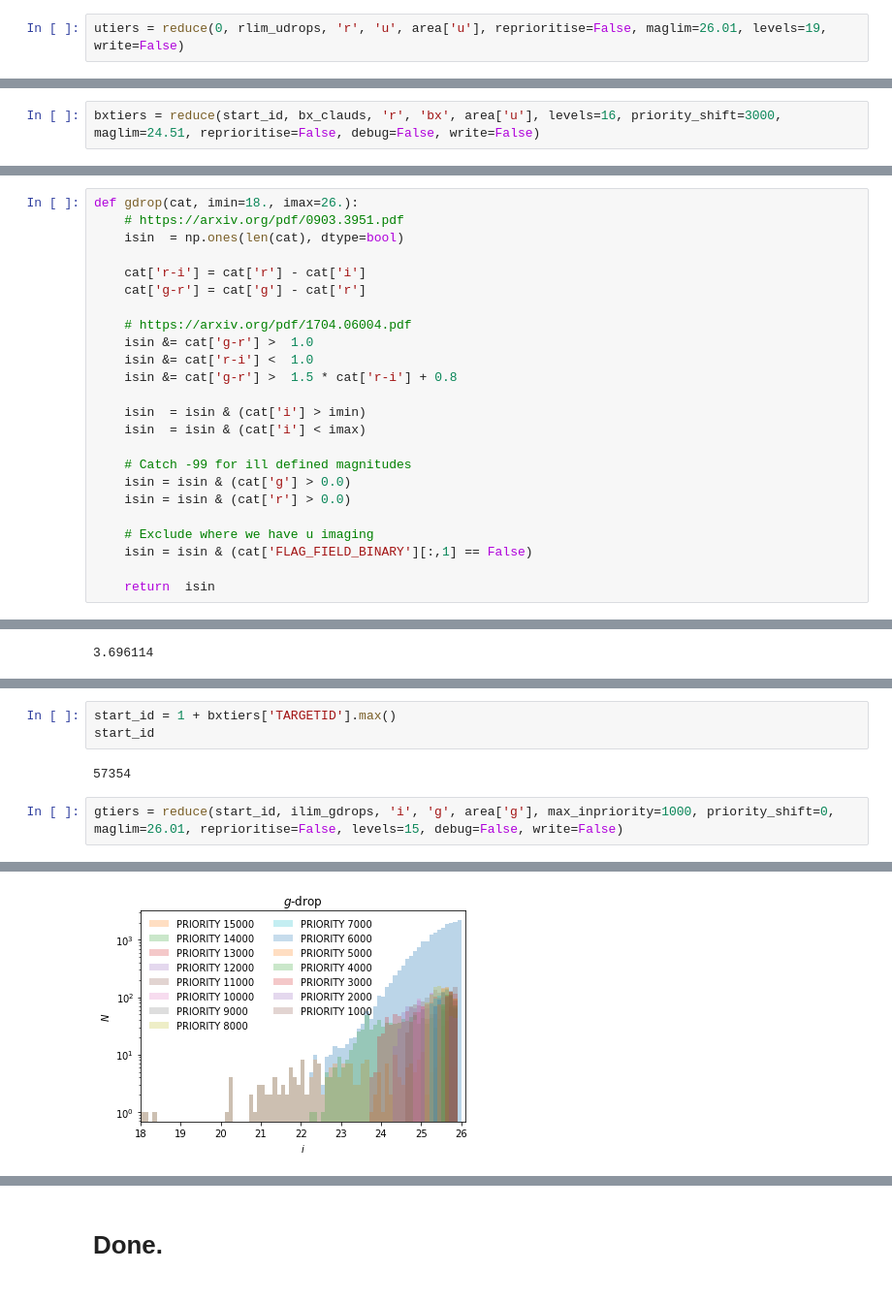
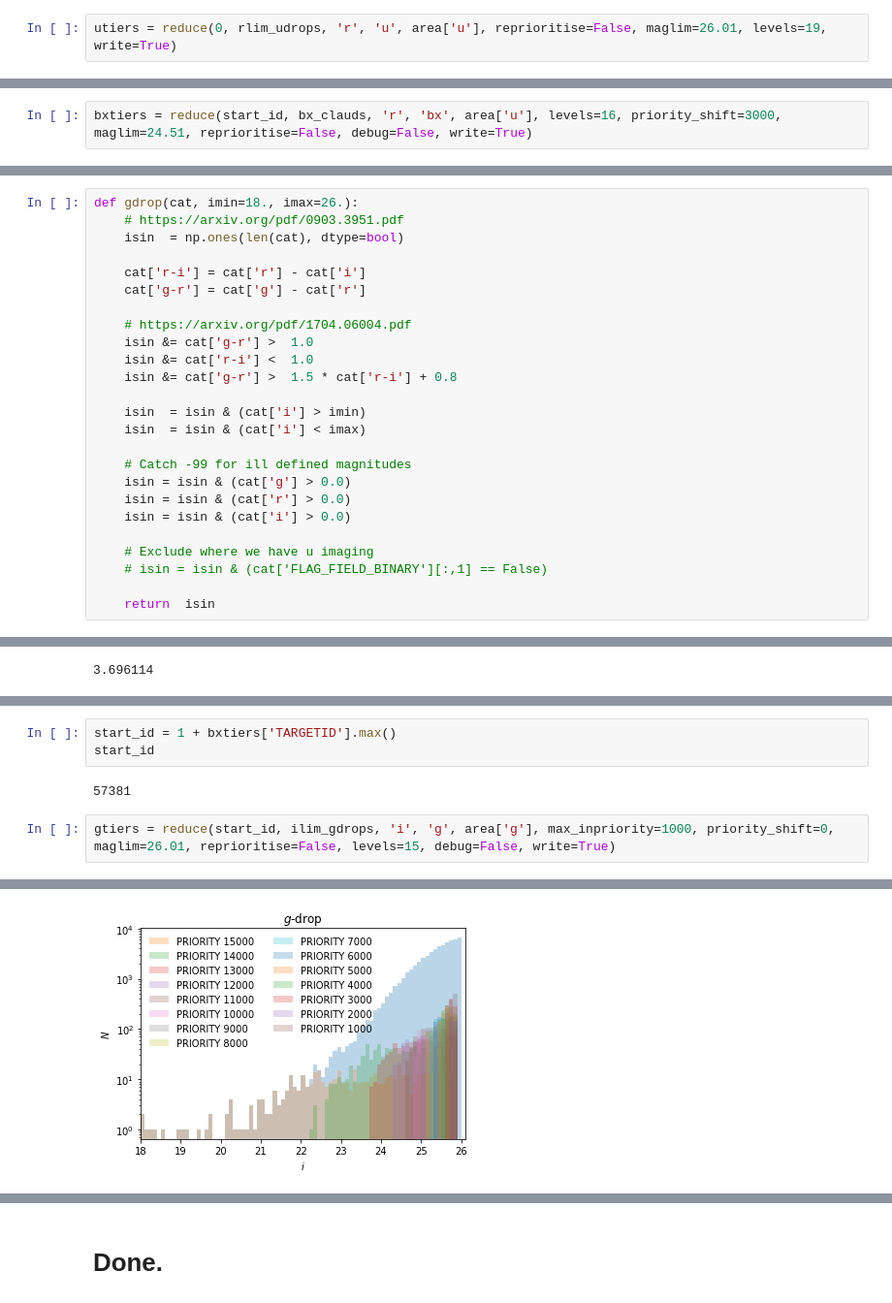
Before and after one commit to michaelJwilson/DESILBG, a Jupyter notebook: target/proposals/docs/desilbg-clauds-v9.ipynb, the cells around one changed output, grey strips where cells are left out. Shown at 97% size. Cells and saved outputs as stored; diff of their text form.

```diff
--- a/target/proposals/docs/desilbg-clauds-v9.ipynb
+++ b/target/proposals/docs/desilbg-clauds-v9.ipynb
@@ -489,7 +491,7 @@ def reduce(start_id, inputcat, band, ttype, area, maglim=26.1, levels=10, max_in
 
     return tiers
 # %%
-utiers = reduce(0, rlim_udrops, 'r', 'u', area['u'], reprioritise=False, maglim=26.01, levels=19, write=False)
+utiers = reduce(0, rlim_udrops, 'r', 'u', area['u'], reprioritise=False, maglim=26.01, levels=19, write=True)
 # %% [output]
 21.7     1       746    Adjusting 246 entries.
 21.7     2       500
@@ -601,5 +600,5 @@ start_id
 # %% [output]
 46349
 # %%
-bxtiers = reduce(start_id, bx_clauds, 'r', 'bx', area['u'], levels=16, priority_shift=3000, maglim=24.51, reprioritise=False, debug=False, write=False)
+bxtiers = reduce(start_id, bx_clauds, 'r', 'bx', area['u'], levels=16, priority_shift=3000, maglim=24.51, reprioritise=False, debug=False, write=True)
 # %% [output]
@@ -666,9 +665,10 @@ def gdrop(cat, imin=18., imax=26.):
     # Catch -99 for ill defined magnitudes
     isin = isin & (cat['g'] > 0.0)
     isin = isin & (cat['r'] > 0.0)
+    isin = isin & (cat['i'] > 0.0)
 
     # Exclude where we have u imaging
-    isin = isin & (cat['FLAG_FIELD_BINARY'][:,1] == False)
+    # isin = isin & (cat['FLAG_FIELD_BINARY'][:,1] == False)
 
     return  isin
 # %%
@@ -741,7 +741,7 @@ g-drop interloper percentage of 3.849
 start_id = 1 + bxtiers['TARGETID'].max()
 start_id
 # %% [output]
-57354
+57381
 # %%
-gtiers = reduce(start_id, ilim_gdrops, 'i', 'g', area['g'], max_inpriority=1000, priority_shift=0, maglim=26.01, reprioritise=False, levels=15, debug=False, write=False)
+gtiers = reduce(start_id, ilim_gdrops, 'i', 'g', area['g'], max_inpriority=1000, priority_shift=0, maglim=26.01, reprioritise=False, levels=15, debug=False, write=True)
 # %% [output]
@@ -765,4 +765,4 @@ gtiers = reduce(start_id, ilim_gdrops, 'i', 'g', area['g'], max_inpriority=1000,
-[figure, old version]
+[figure, new version]
 # %%
 len(gtiers[gtiers['PRIORITY'] >= 0])
 # %% [output]
```
Also changed, not shown: parts of 17 cells of this notebook, 5 other files.
